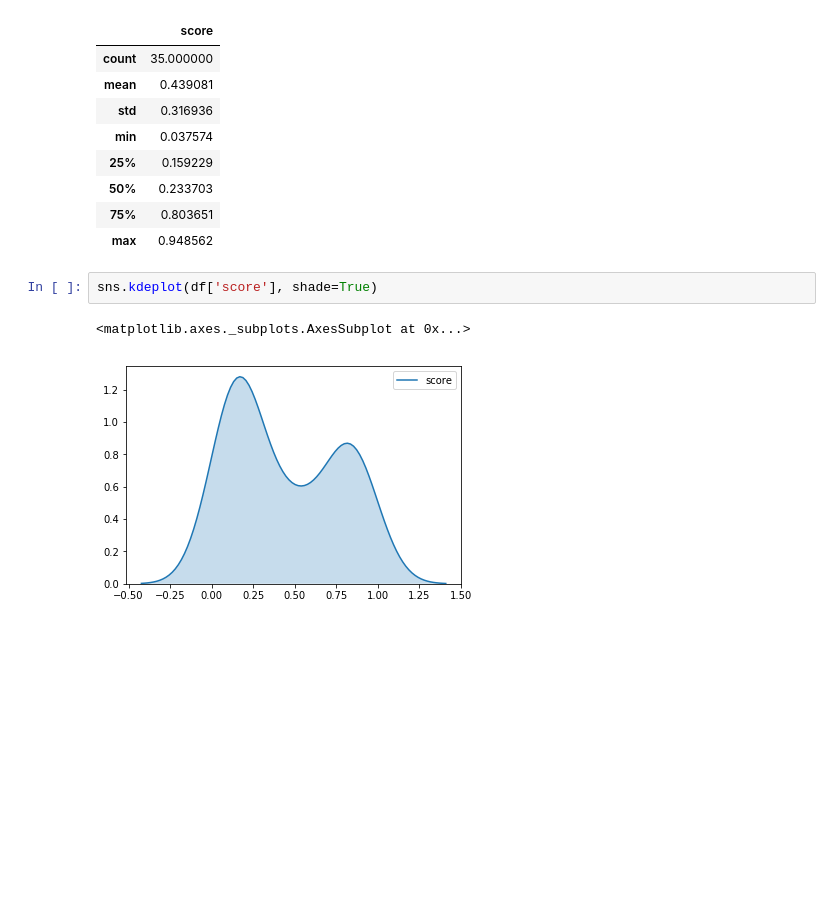
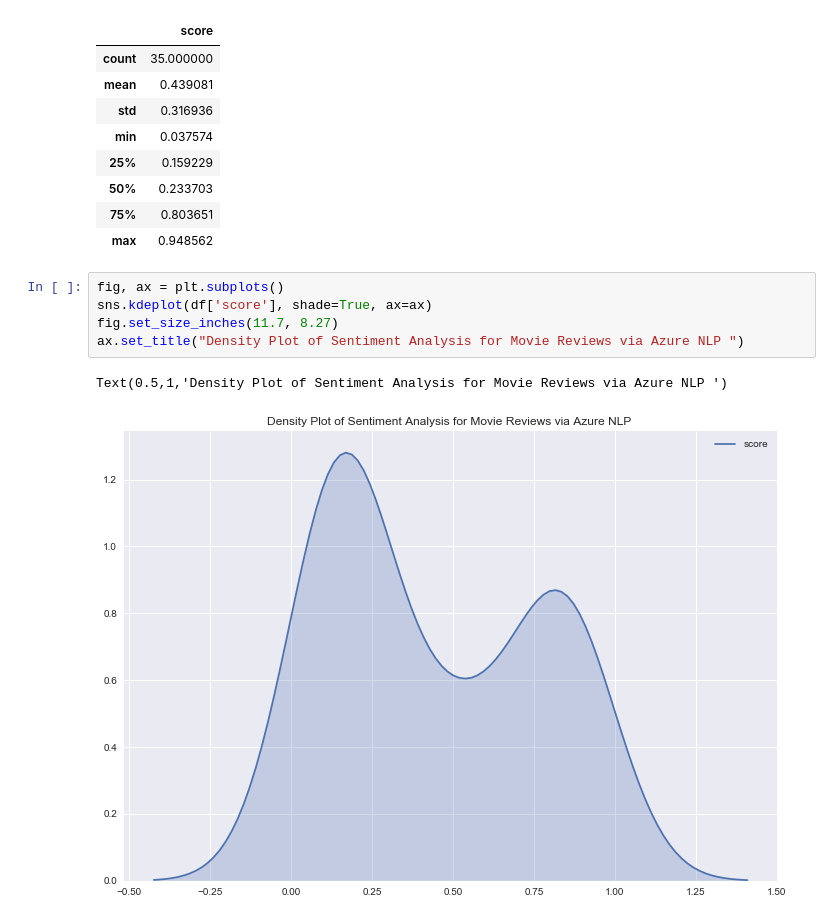
Before and after one commit to noahgift/recommendations, a Jupyter notebook: notebooks/Azure_Sentiment_Analysis.ipynb, the cells around one changed output. Drawn from its saved outputs; the diff is of its cells as text; blank space fills up the shorter version.

```diff
--- a/notebooks/Azure_Sentiment_Analysis.ipynb
+++ b/notebooks/Azure_Sentiment_Analysis.ipynb
@@ -95,8 +95,11 @@ df.describe()
 | 50% | 0.233703 |
 | 75% | 0.803651 |
 | max | 0.948562 |
-# %%
-sns.kdeplot(df['score'], shade=True)
-# %% [output]
-<matplotlib.axes._subplots.AxesSubplot at 0x...>
-[figure, removed]
+# %%
+fig, ax = plt.subplots()
+sns.kdeplot(df['score'], shade=True, ax=ax)
+fig.set_size_inches(11.7, 8.27)
+ax.set_title("Density Plot of Sentiment Analysis for Movie Reviews via Azure NLP ")
+# %% [output]
+Text(0.5,1,'Density Plot of Sentiment Analysis for Movie Reviews via Azure NLP ')
+[figure, added]
```
Also changed, not shown: parts of 1 cell of this notebook.
